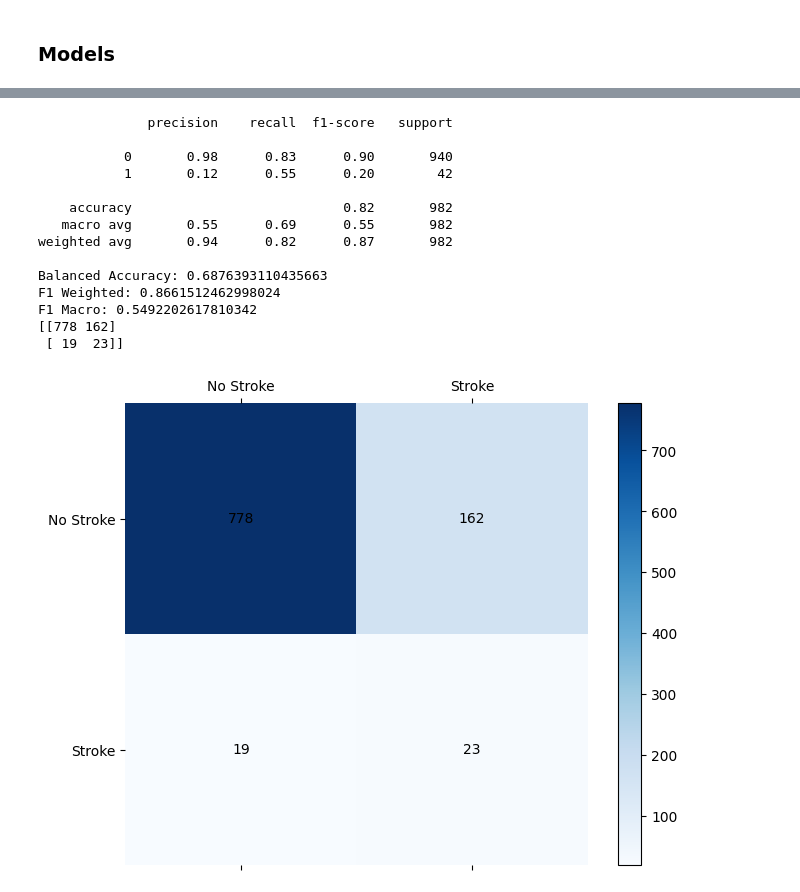
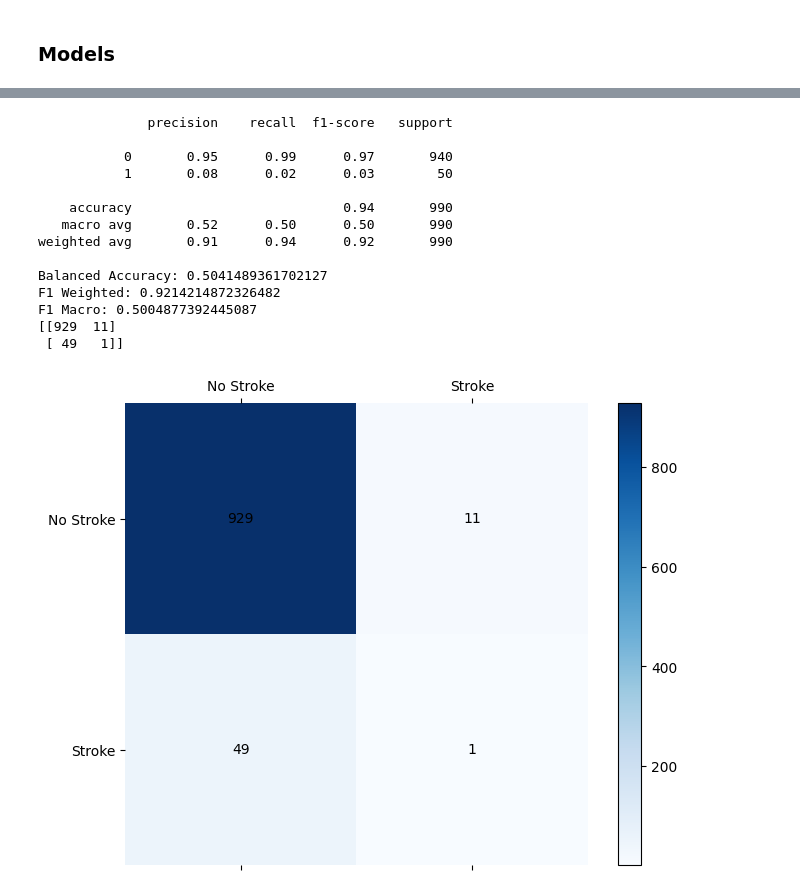
Before and after one commit to Yuuklo/stroke-prediction, a Jupyter notebook: notebooks/02_modeling.ipynb, the cells around one changed output, grey strips where cells are left out. Cells and saved outputs as stored; diff of their text form; code cells hidden in the pictures.

Commit message:
hypertuning models

```diff
--- a/notebooks/02_modeling.ipynb
+++ b/notebooks/02_modeling.ipynb
@@ -21,7 +19,7 @@ from sklearn.pipeline import Pipeline
 from xgboost import XGBClassifier
 # %%
 #read in file
-df = pd.read_csv("../data/cleaned_no_os.csv")
+df = pd.read_csv("../data/cleaned.csv")
 df
 # %% [output]
 |  | gender | age | hypertension | heart_disease | ever_married | avg_glucose_level | bmi | stroke | ... |
@@ -204,18 +203,18 @@ F1 Macro: 0.5048301486199576
 # %%
-perform_model("KNN", x_res, y_res, x_test, y_test)
+perform_model("KNN", x_train, y_train, x_test, y_test)
 # %% [output]
               precision    recall  f1-score   support
 
-           0       0.98      0.83      0.90       940
-           1       0.12      0.55      0.20        42
+           0       0.95      0.99      0.97       940
+           1       0.08      0.02      0.03        50
 
-    accuracy                           0.82       982
-   macro avg       0.55      0.69      0.55       982
-weighted avg       0.94      0.82      0.87       982
+    accuracy                           0.94       990
+   macro avg       0.52      0.50      0.50       990
+weighted avg       0.91      0.94      0.92       990
 
-Balanced Accuracy: 0.6876393110435663
-F1 Weighted: 0.8661512462998024
-F1 Macro: 0.5492202617810342
-[[778 162]
- [ 19  23]]
+Balanced Accuracy: 0.5041489361702127
+F1 Weighted: 0.9214214872326482
+F1 Macro: 0.5004877392445087
+[[929  11]
+ [ 49   1]]
-[figure, old version]
+[figure, new version]
```
Also changed, not shown: parts of 8 cells of this notebook.
